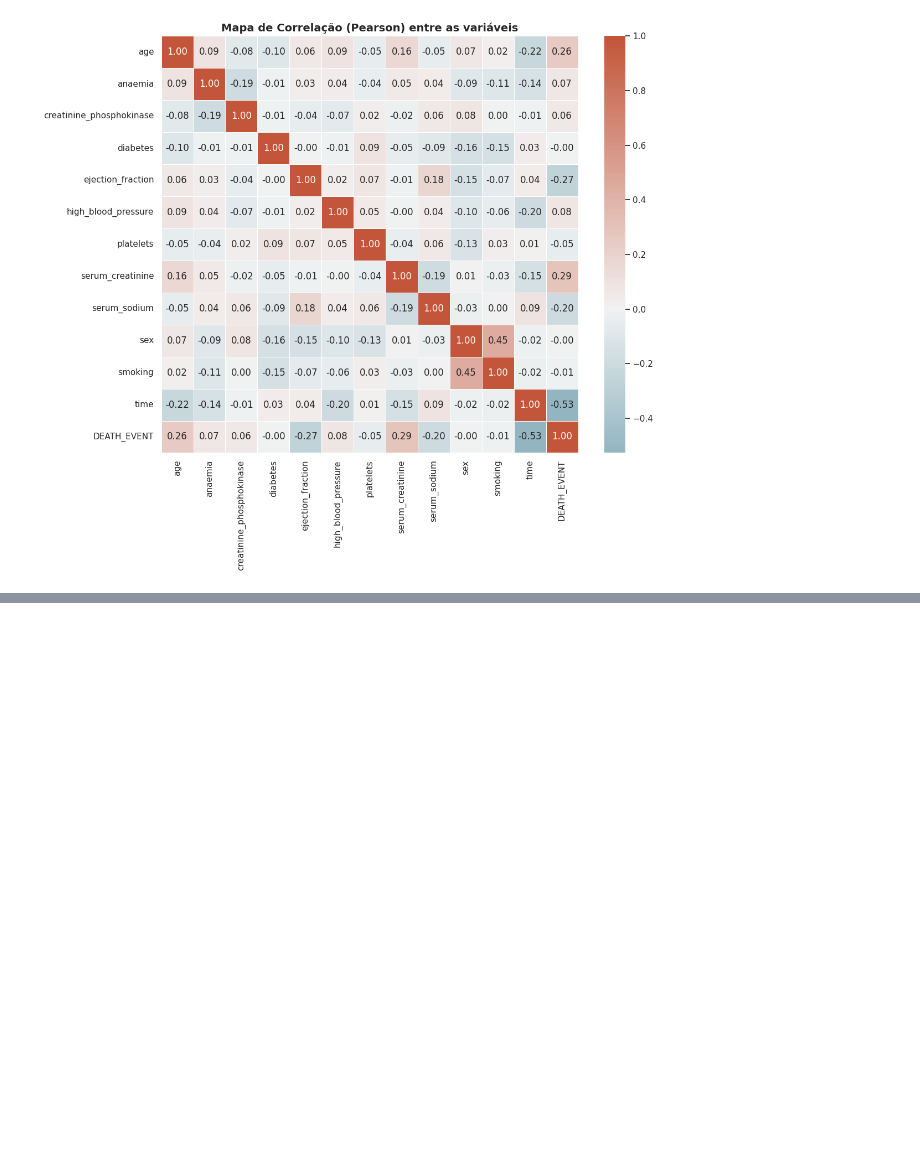
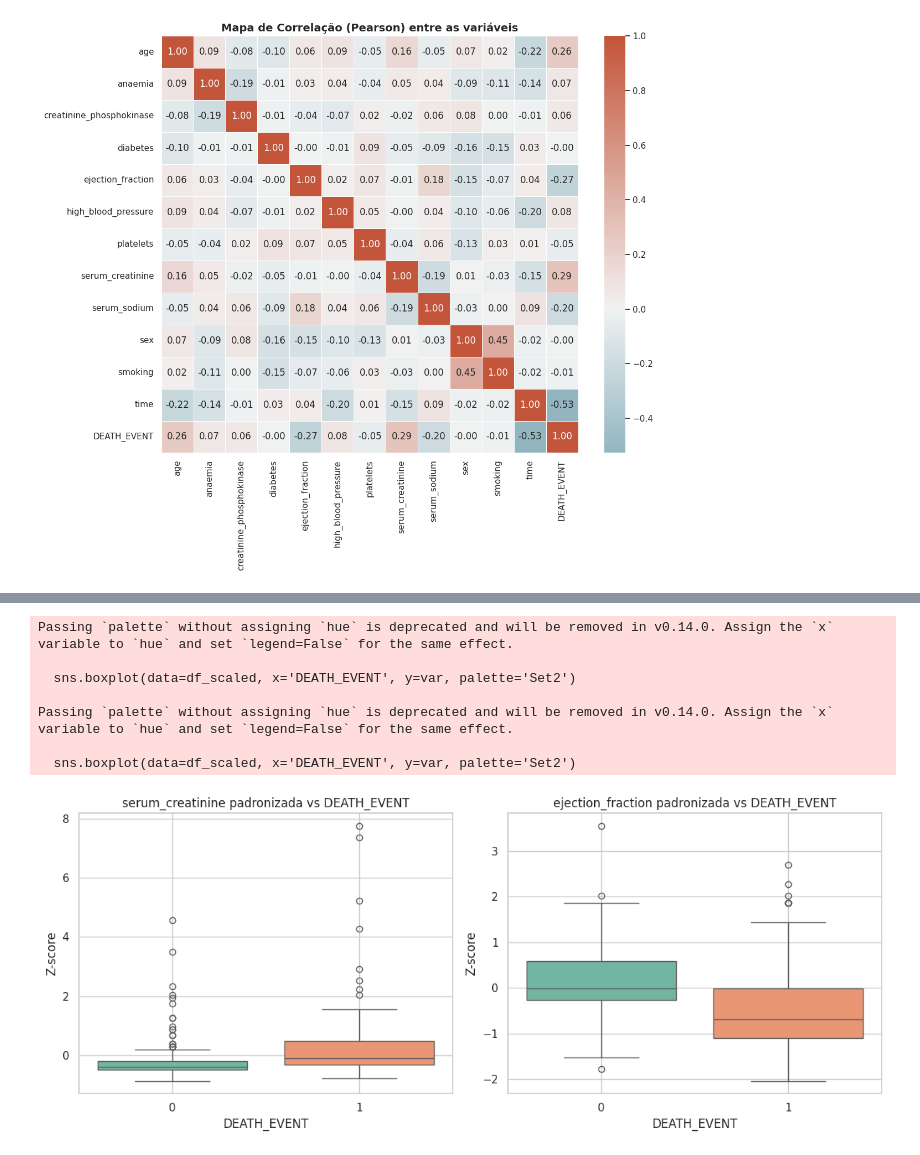
Before and after one commit to maurinhopa/mvp-puc-heart-failure, a Jupyter notebook: MVP_Heart_Failure_Mauro_ACN.ipynb, the cells around one changed output, grey strips where cells are left out. Saved outputs shown, nothing was run; the diff lists cells and outputs as text; code cells hidden in the pictures; blank space fills up the shorter version.

```diff
--- a/MVP_Heart_Failure_Mauro_ACN.ipynb
+++ b/MVP_Heart_Failure_Mauro_ACN.ipynb
@@ -765,0 +778,16 @@ ei seus merdinhas peguem meu jiromb
+# %%
+from sklearn.preprocessing import StandardScaler
+
+# Seleciona apenas variáveis numéricas contínuas (exclui variáveis binárias)
+variaveis_continuas = ['age', 'creatinine_phosphokinase', 'ejection_fraction',
+                       'platelets', 'serum_creatinine', 'serum_sodium', 'time']
+
+# Inicializa o scaler
+scaler = StandardScaler()
+
+# Aplica a padronização
+df_scaled = df.copy()
+df_scaled[variaveis_continuas] = scaler.fit_transform(df[variaveis_continuas])
+
+# Exibe as primeiras linhas da base padronizada
+df_scaled.head()
@@ -765,0 +843,29 @@ ei seus merdinhas peguem meu jiromb
+# %%
+import matplotlib.pyplot as plt
+import seaborn as sns
+
+# Define as variáveis mais relevantes após padronização
+variaveis_alvo = ['serum_creatinine', 'ejection_fraction']
+
+# Cria os boxplots lado a lado, segmentados por DEATH_EVENT
+plt.figure(figsize=(12, 5))
+
+for i, var in enumerate(variaveis_alvo, 1):
+    plt.subplot(1, 2, i)
+    sns.boxplot(data=df_scaled, x='DEATH_EVENT', y=var, palette='Set2')
+    plt.title(f'{var} padronizada vs DEATH_EVENT', fontsize=12)
+    plt.xlabel('DEATH_EVENT')
+    plt.ylabel('Z-score')
+    plt.grid(True)
+
+plt.tight_layout()
+plt.show()
+# %% [output]
+Passing `palette` without assigning `hue` is deprecated and will be removed in v0.14.0. Assign the `x` variable to `hue` and set `legend=False` for the same effect.
+
+  sns.boxplot(data=df_scaled, x='DEATH_EVENT', y=var, palette='Set2')
+
+Passing `palette` without assigning `hue` is deprecated and will be removed in v0.14.0. Assign the `x` variable to `hue` and set `legend=False` for the same effect.
+
+  sns.boxplot(data=df_scaled, x='DEATH_EVENT', y=var, palette='Set2')
+[figure, added]
```
Also changed, not shown: parts of 40 cells of this notebook.
